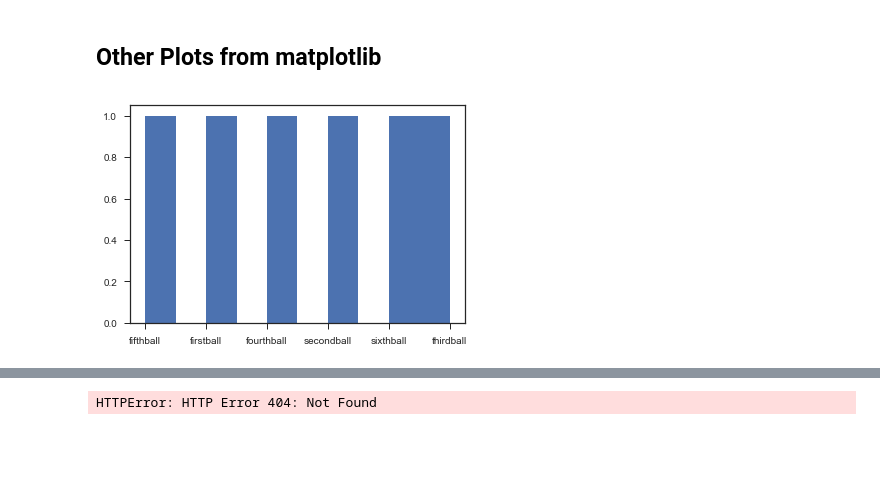
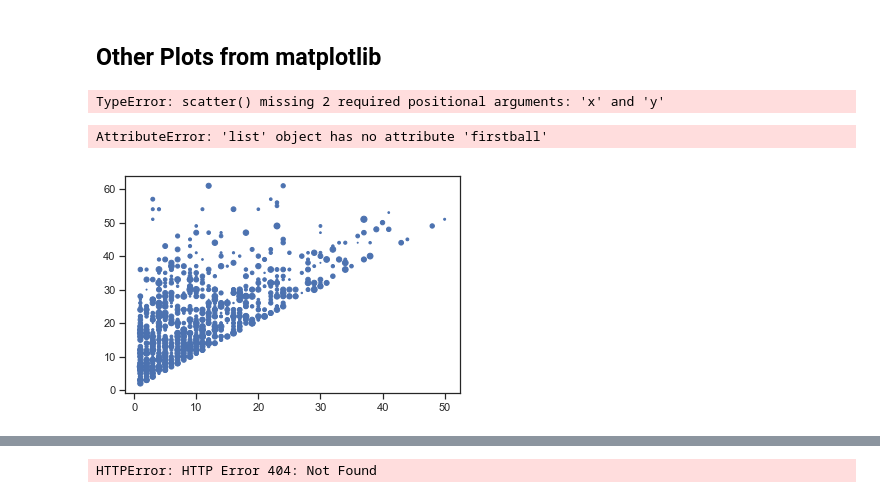
Before and after one commit to Gerrydh/Fundamentals-of-DA-Project, a Jupyter notebook: Box Plots- An Investigation.ipynb, the cells around one changed output, grey strips where cells are left out. Saved outputs shown, nothing was run; the diff lists cells and outputs as text; code cells hidden in the pictures; blank space fills up the shorter version.

```diff
--- a/Box Plots- An Investigation.ipynb
+++ b/Box Plots- An Investigation.ipynb
@@ -100,6 +113,0 @@ def histogram(data, X_label, Y_label, title):
-# %%
-df = Lottery[0:6]
-plt.hist(Lottery)
-plt.show()
-# %% [output]
-[figure, removed]
@@ -105,0 +118,23 @@ plt.show()
+# %%
+plt.scatter()
+plt.show()
+# %% [output]
+TypeError: scatter() missing 2 required positional arguments: 'x' and 'y'
+# %%
+
+x = [Lottery.firstball]
+y = [Lottery.sixthball]
+
+plt.scatter(x,y)
+plt.plt()
+# %% [output]
+AttributeError: 'list' object has no attribute 'firstball'
+# %%
+Lotto = pd.read_csv("Lottery.csv")
+
+plt.scatter(x = Lotto["firstball"],
+           y = Lotto["secondball"],
+           s = Lotto["sixthball"],)
+plt.show()
+# %% [output]
+[figure, added]
```
Also changed, not shown: parts of 7 cells of this notebook.
